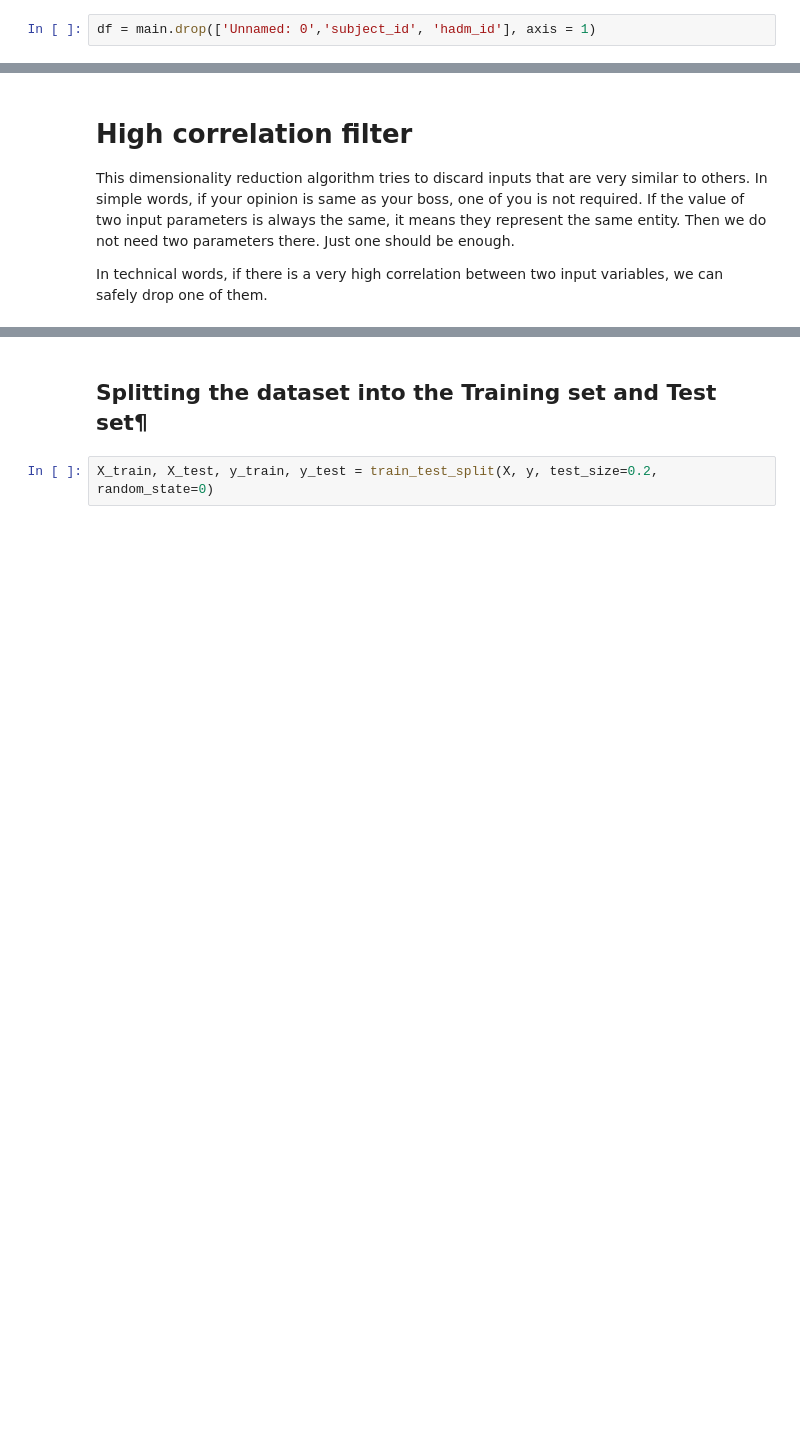
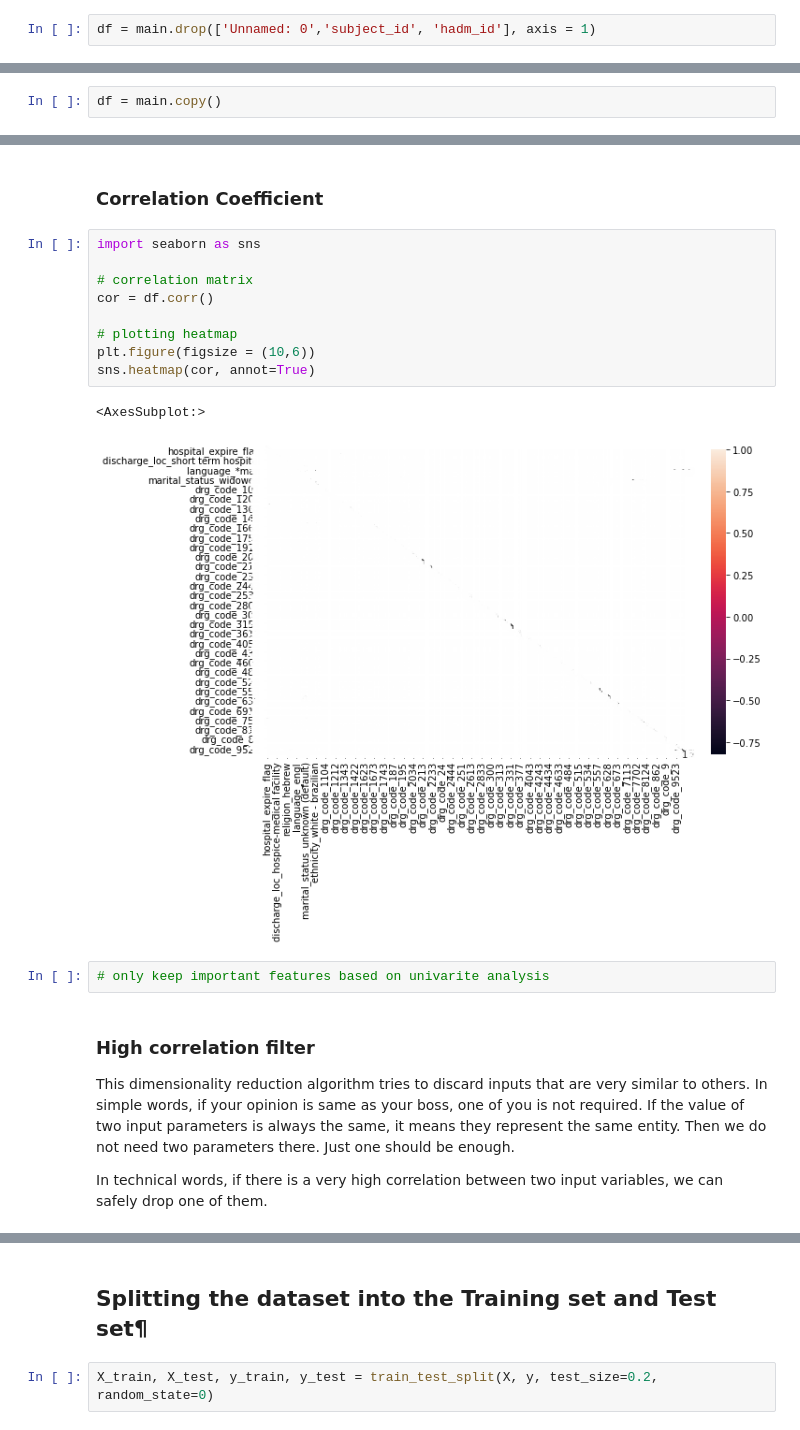
Before and after one commit to stephyap/predicts-depression, a Jupyter notebook: python_notebook.ipynb, the cells around one changed output, grey strips where cells are left out. Cells and saved outputs as stored; diff of their text form; blank space fills up the shorter version.

```diff
--- a/python_notebook.ipynb
+++ b/python_notebook.ipynb
@@ -486,0 +494,2 @@ df = main.drop(['Unnamed: 0','subject_id', 'hadm_id'], axis = 1)
+# %%
+df = main.copy()
@@ -487,5 +607,21 @@ df = main.drop(['Unnamed: 0','subject_id', 'hadm_id'], axis = 1)
+# %% [markdown]
+### Correlation Coefficient
+# %%
+import seaborn as sns
+
+# correlation matrix
+cor = df.corr()
+
+# plotting heatmap
+plt.figure(figsize = (10,6))
+sns.heatmap(cor, annot=True)
+# %% [output]
+<AxesSubplot:>
+[figure, added]
+# %%
+# only keep important features based on univarite analysis
 # %% [markdown]
-# High correlation filter
+### High correlation filter
 
 This dimensionality reduction algorithm tries to discard inputs that are very similar to others. In simple words, if your opinion is same as your boss, one of you is not required. If the value of two input parameters is always the same, it means they represent the same entity. Then we do not need two parameters there. Just one should be enough.
 
```
Also changed, not shown: parts of 53 cells of this notebook.
